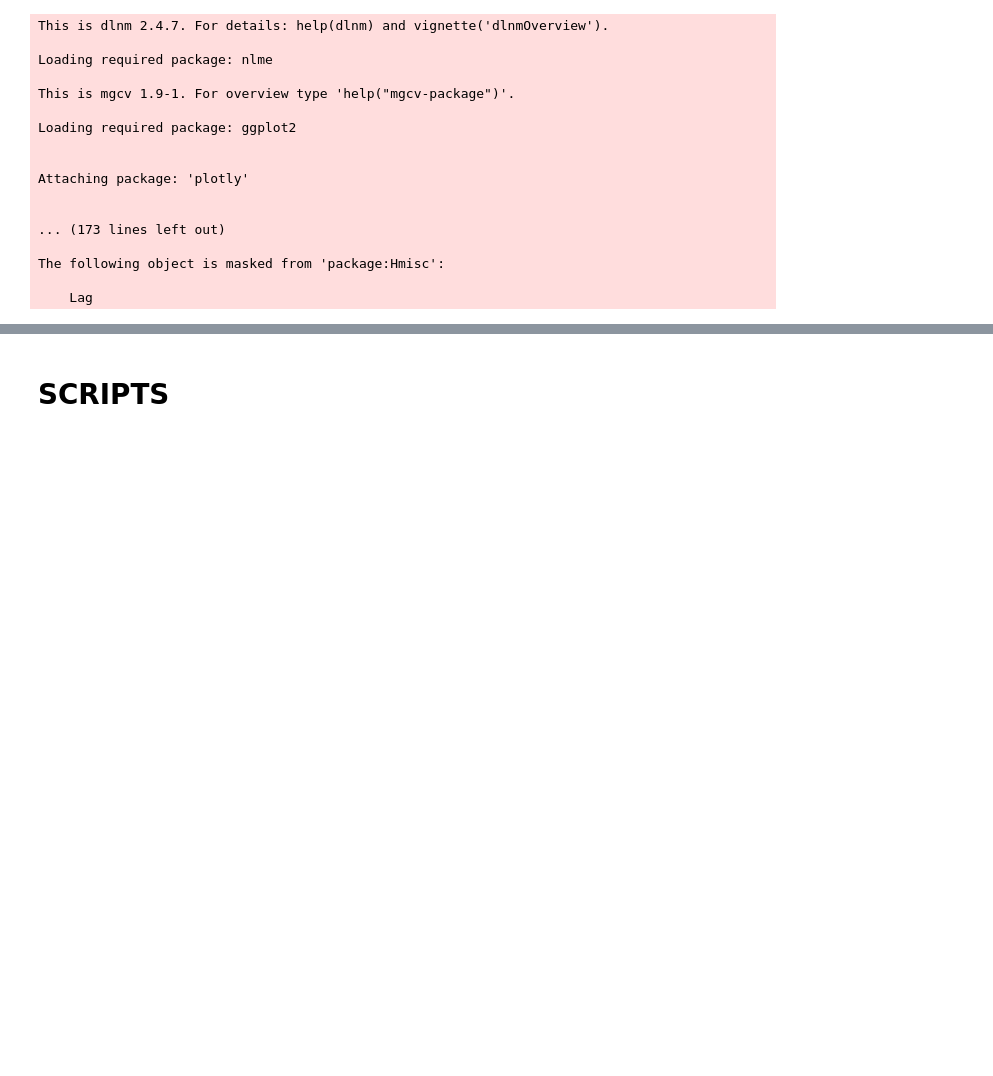
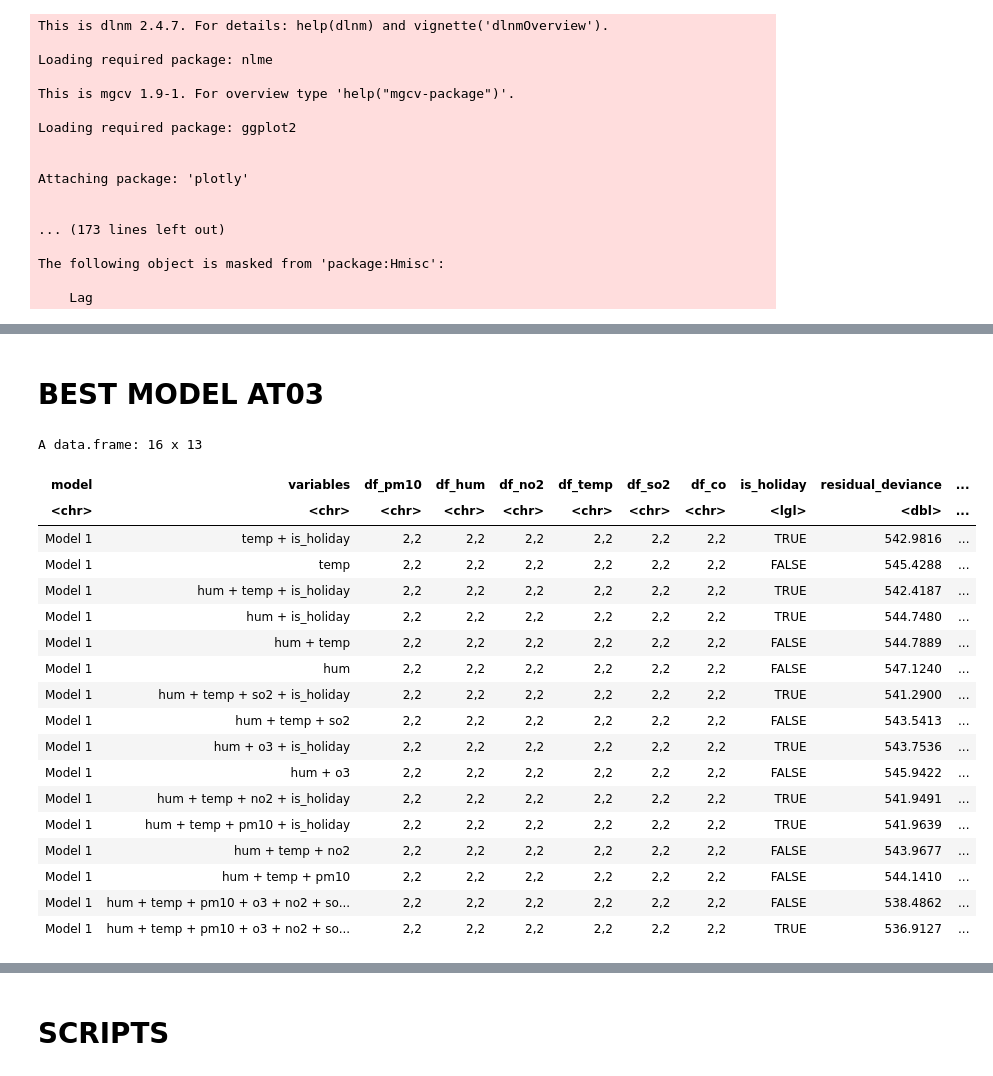
Before and after one commit to zemgabriela/Master_thesis, a Jupyter notebook: DLNM_monthly.ipynb, the cells around one changed output, grey strips where cells are left out. Drawn from its saved outputs; the diff is of its cells as text; code cells hidden in the pictures; blank space fills up the shorter version.

Commit message:
AT01,AT03 model selection

```diff
--- a/DLNM_monthly.ipynb
+++ b/DLNM_monthly.ipynb
@@ -40,0 +210,31 @@ The following object is masked from 'package:Hmisc':
+# %% [markdown]
+# BEST MODEL AT03
+# %%
+dlnm_selection03 <- read.csv("dlnm_tuning/AT03_best_model_weekly.csv")
+
+# Select distinct rows based on the 'variables' column
+dlnm_selection03_unique <- dlnm_selection03 %>%
+  distinct(variables, .keep_all = TRUE)
+
+# Display the resulting dataframe
+dlnm_selection03_unique
+# %% [output]
+A data.frame: 16 x 13
+| model | variables | df_pm10 | df_hum | df_no2 | df_temp | df_so2 | df_co | is_holiday | residual_deviance | ... |
+| <chr> | <chr> | <chr> | <chr> | <chr> | <chr> | <chr> | <chr> | <lgl> | <dbl> | ... |
+| Model 1 | temp + is_holiday | 2,2 | 2,2 | 2,2 | 2,2 | 2,2 | 2,2 | TRUE | 542.9816 | ... |
+| Model 1 | temp | 2,2 | 2,2 | 2,2 | 2,2 | 2,2 | 2,2 | FALSE | 545.4288 | ... |
+| Model 1 | hum + temp + is_holiday | 2,2 | 2,2 | 2,2 | 2,2 | 2,2 | 2,2 | TRUE | 542.4187 | ... |
+| Model 1 | hum + is_holiday | 2,2 | 2,2 | 2,2 | 2,2 | 2,2 | 2,2 | TRUE | 544.7480 | ... |
+| Model 1 | hum + temp | 2,2 | 2,2 | 2,2 | 2,2 | 2,2 | 2,2 | FALSE | 544.7889 | ... |
+| Model 1 | hum | 2,2 | 2,2 | 2,2 | 2,2 | 2,2 | 2,2 | FALSE | 547.1240 | ... |
+| Model 1 | hum + temp + so2 + is_holiday | 2,2 | 2,2 | 2,2 | 2,2 | 2,2 | 2,2 | TRUE | 541.2900 | ... |
+| Model 1 | hum + temp + so2 | 2,2 | 2,2 | 2,2 | 2,2 | 2,2 | 2,2 | FALSE | 543.5413 | ... |
+| Model 1 | hum + o3 + is_holiday | 2,2 | 2,2 | 2,2 | 2,2 | 2,2 | 2,2 | TRUE | 543.7536 | ... |
+| Model 1 | hum + o3 | 2,2 | 2,2 | 2,2 | 2,2 | 2,2 | 2,2 | FALSE | 545.9422 | ... |
+| Model 1 | hum + temp + no2 + is_holiday | 2,2 | 2,2 | 2,2 | 2,2 | 2,2 | 2,2 | TRUE | 541.9491 | ... |
+| Model 1 | hum + temp + pm10 + is_holiday | 2,2 | 2,2 | 2,2 | 2,2 | 2,2 | 2,2 | TRUE | 541.9639 | ... |
+| Model 1 | hum + temp + no2 | 2,2 | 2,2 | 2,2 | 2,2 | 2,2 | 2,2 | FALSE | 543.9677 | ... |
+| Model 1 | hum + temp + pm10 | 2,2 | 2,2 | 2,2 | 2,2 | 2,2 | 2,2 | FALSE | 544.1410 | ... |
+| Model 1 | hum + temp + pm10 + o3 + no2 + so... | 2,2 | 2,2 | 2,2 | 2,2 | 2,2 | 2,2 | FALSE | 538.4862 | ... |
+| Model 1 | hum + temp + pm10 + o3 + no2 + so... | 2,2 | 2,2 | 2,2 | 2,2 | 2,2 | 2,2 | TRUE | 536.9127 | ... |
```
Also changed, not shown: parts of 14 cells of this notebook.
